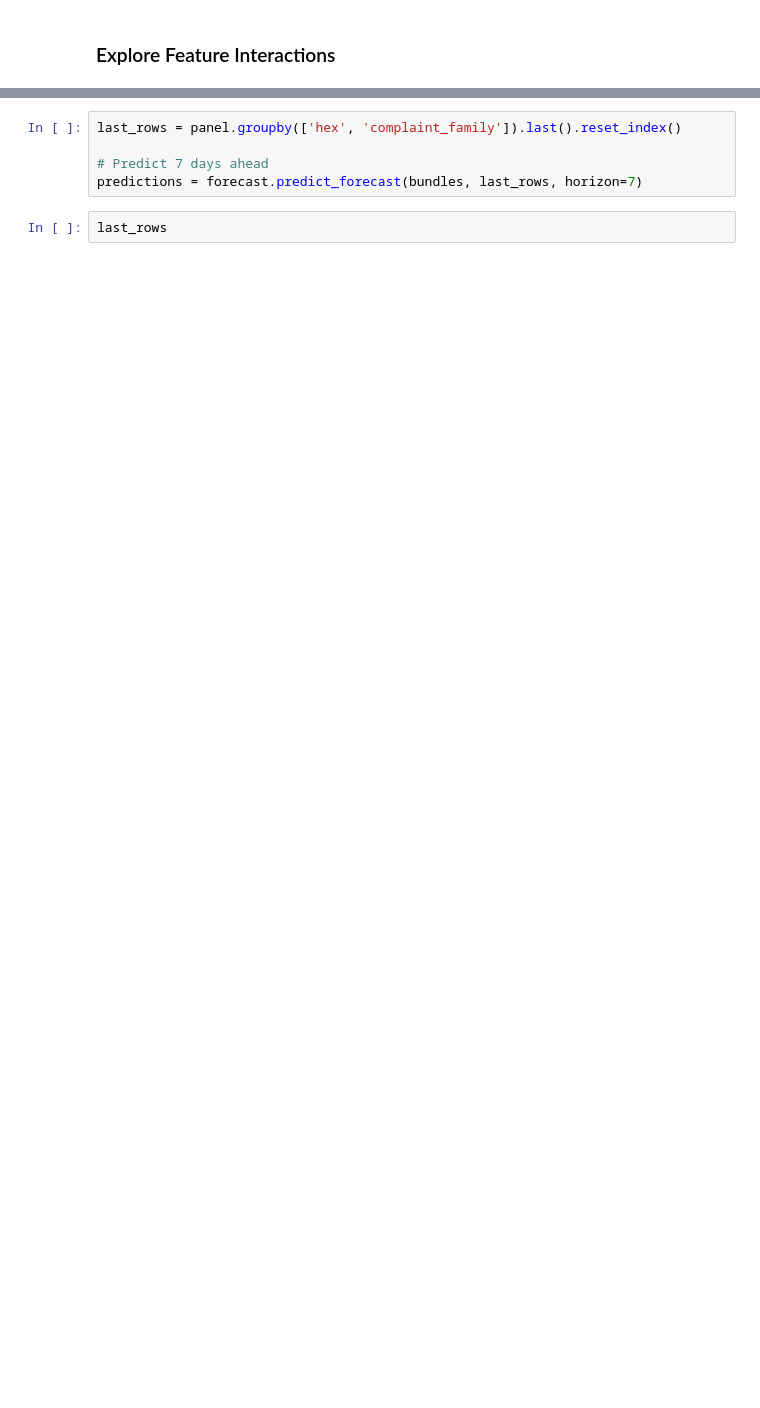
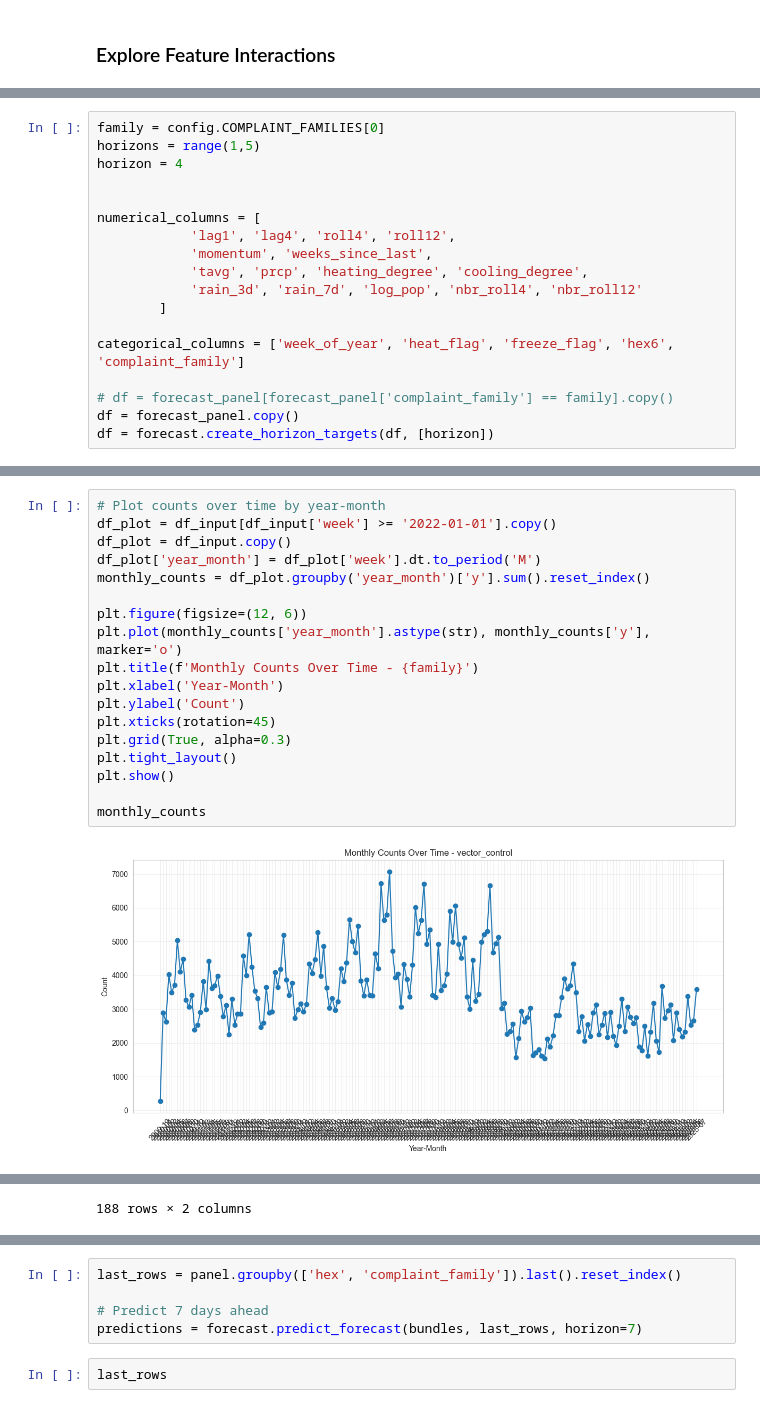
Before and after one commit to goravk95/311-service-requests, a Jupyter notebook: notebooks/Step 5 - Modeling.ipynb, the cells around one changed output, grey strips where cells are left out. Drawn from its saved outputs; the diff is of its cells as text; blank space fills up the shorter version.

```diff
--- a/notebooks/Step 5 - Modeling.ipynb
+++ b/notebooks/Step 5 - Modeling.ipynb
@@ -180,0 +267,18 @@ def fit_pipeline(
+# %%
+family = config.COMPLAINT_FAMILIES[0]
+horizons = range(1,5)
+horizon = 4
+
+
+numerical_columns = [
+            'lag1', 'lag4', 'roll4', 'roll12',
+            'momentum', 'weeks_since_last',
+            'tavg', 'prcp', 'heating_degree', 'cooling_degree',
+            'rain_3d', 'rain_7d', 'log_pop', 'nbr_roll4', 'nbr_roll12'
+        ]
+
+categorical_columns = ['week_of_year', 'heat_flag', 'freeze_flag', 'hex6', 'complaint_family']
+
+# df = forecast_panel[forecast_panel['complaint_family'] == family].copy()
+df = forecast_panel.copy()
+df = forecast.create_horizon_targets(df, [horizon])
@@ -180,0 +351,20 @@ def fit_pipeline(
+# %%
+# Plot counts over time by year-month
+df_plot = df_input[df_input['week'] >= '2022-01-01'].copy()
+df_plot = df_input.copy()
+df_plot['year_month'] = df_plot['week'].dt.to_period('M')
+monthly_counts = df_plot.groupby('year_month')['y'].sum().reset_index()
+
+plt.figure(figsize=(12, 6))
+plt.plot(monthly_counts['year_month'].astype(str), monthly_counts['y'], marker='o')
+plt.title(f'Monthly Counts Over Time - {family}')
+plt.xlabel('Year-Month')
+plt.ylabel('Count')
+plt.xticks(rotation=45)
+plt.grid(True, alpha=0.3)
+plt.tight_layout()
+plt.show()
+
+monthly_counts
+# %% [output]
+[figure, added]
@@ -181,3 +383,4 @@ def fit_pipeline(
+188 rows × 2 columns
 # %%
 bundles = forecast.train_all_families(
     panel,
```
Also changed, not shown: parts of 19 cells of this notebook, 5 other files.
